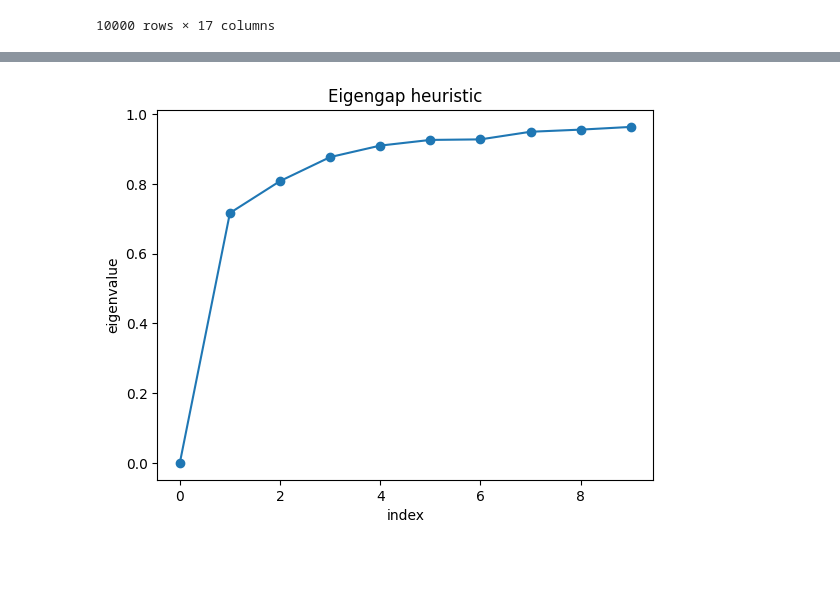
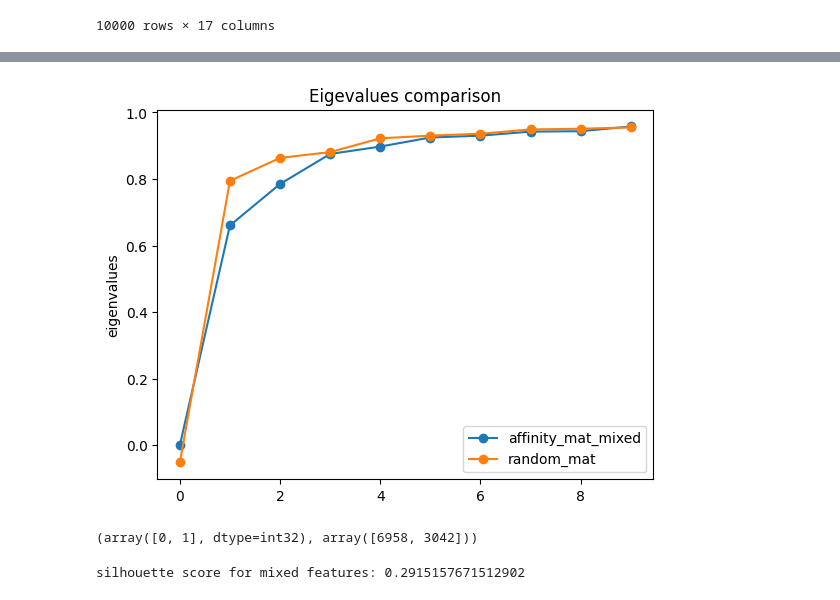
Before and after one commit to Guflie/PoliMi-AS-project, a Jupyter notebook: trend_analysis.ipynb, the cells around one changed output, grey strips where cells are left out. Cells and saved outputs as stored; diff of their text form; code cells hidden in the pictures; blank space fills up the shorter version.

```diff
--- a/trend_analysis.ipynb
+++ b/trend_analysis.ipynb
@@ -217,0 +179,5 @@ plt.show()
+# %%
+# building the graph by similarity
+sigma = np.median(corr_dist_mat)
+print(f"sigma value: {sigma}")
+affinity_mat = np.exp(-corr_dist_mat**2 / (2 * sigma**2))
@@ -217,0 +202,10 @@ plt.show()
+# %%
+from scipy.sparse.csgraph import laplacian
+
+# building random graph for comparison
+null_mat = affinity_mat.copy()
+# if the two matrices doesn't fit in memory, for the mixed features run this
+# null_mat = affinity_mat_mixed.copy()
+np.random.shuffle(null_mat)
+L_null = laplacian(null_mat, normed=True)
+eigvals_null = np.linalg.eigvalsh(L_null)
@@ -276,0 +294,3 @@ print(np.unique(labels, return_counts=True))
+# %%
+sigma_mixed = np.median(corr_dist_mixed)
+affinity_mat_mixed = np.exp(-corr_dist_mixed**2 / (2 * sigma_mixed**2))
@@ -277,11 +307,36 @@ print(np.unique(labels, return_counts=True))
 # %%
-L = laplacian(affinity, normed=True)
-eigenvalues = np.linalg.eigvalsh(L)
+from scipy.sparse.csgraph import laplacian
 
-plt.plot(eigenvalues[:10], 'o-')
-plt.xlabel("index")
-plt.ylabel("eigenvalue")
-plt.title("Eigengap heuristic")
+L_mixed = laplacian(affinity_mat_mixed, normed=True)
+eigenvals_mixed = np.linalg.eigvalsh(L_mixed)
+
+plt.plot(eigenvals_mixed[:10], 'o-', label="affinity_mat_mixed")
+plt.plot(eigvals_null[:10], 'o-', label="random_mat")
+plt.ylabel("eigenvalues")
+plt.title("Eigevalues comparison")
+plt.legend()
 plt.show()
 # %% [output]
-[figure, old version]
+[figure, new version]
+# %%
+from sklearn.cluster import SpectralClustering
+
+sc = SpectralClustering(
+    n_clusters=2,
+    affinity="precomputed",
+    assign_labels="kmeans",
+    random_state=42,
+    n_init=10
+)
+labels_mixed = sc.fit_predict(affinity_mat_mixed)
+
+print(np.unique(labels_mixed, return_counts=True))
+# %% [output]
+(array([0, 1], dtype=int32), array([6958, 3042]))
+# %%
+from sklearn.metrics import silhouette_score
+
+sil_overall_mixed = silhouette_score(affinity_mat_mixed, labels_mixed)
+print(f"silhouette score for mixed features: {sil_overall_mixed}")
+# %% [output]
+silhouette score for mixed features: 0.2915157671512902
```
Also changed, not shown: parts of 13 cells of this notebook.
